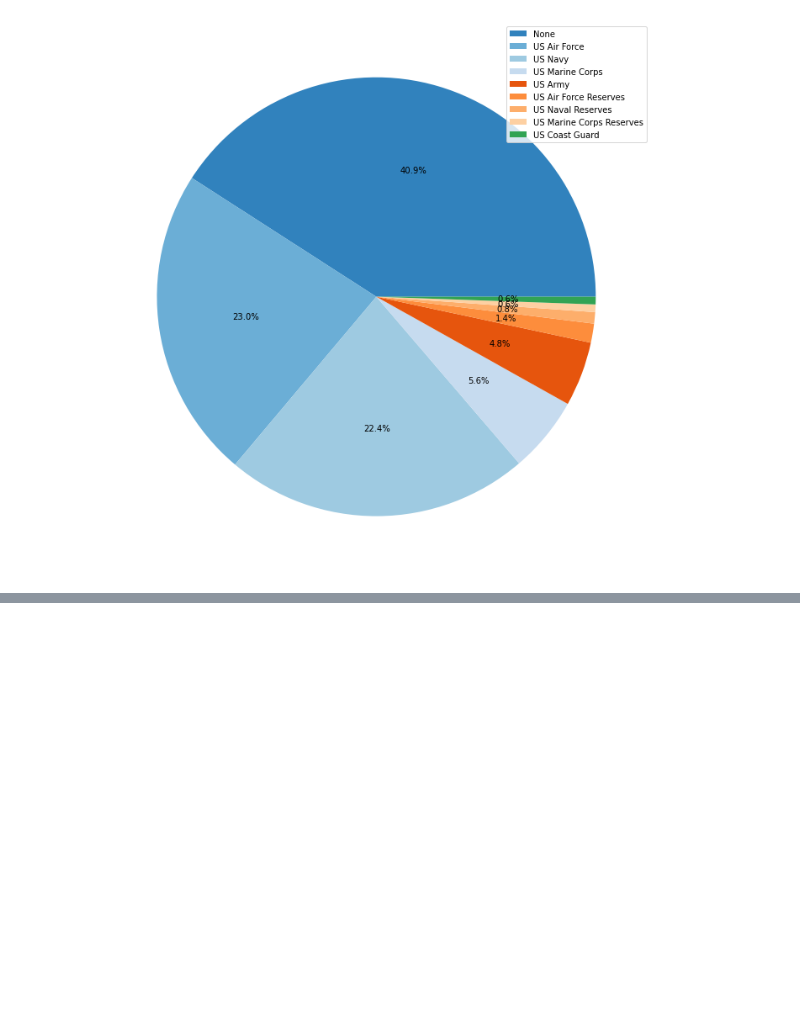
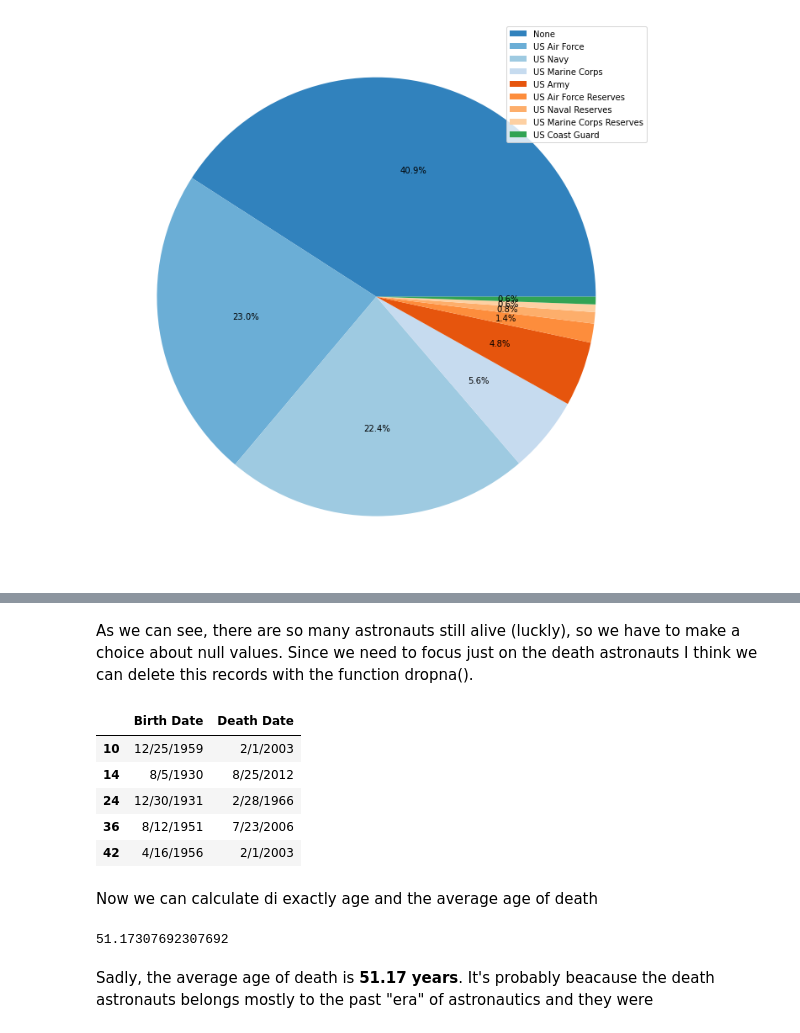
Before and after one commit to francescodisalvo05/NASAstronauts, a Jupyter notebook: NASAstronauts.ipynb, the cells around one changed output, grey strips where cells are left out. Cells and saved outputs as stored; diff of their text form; code cells hidden in the pictures; blank space fills up the shorter version.

```diff
--- a/NASAstronauts.ipynb
+++ b/NASAstronauts.ipynb
@@ -172,0 +234,25 @@ plt.legend(df_military.index, loc="upper right")
+# %% [markdown]
+As we can see, there are so many astronauts still alive (luckly), so we have to make a choice about null values. Since we need to focus just on the death astronauts I think we can delete this records with the function dropna().
+# %%
+df_agedeath = df_agedeath.dropna()
+df_agedeath.head(5)
+# %% [output]
+|  | Birth Date | Death Date |
+| 10 | 12/25/1959 | 2/1/2003 |
+| 14 | 8/5/1930 | 8/25/2012 |
+| 24 | 12/30/1931 | 2/28/1966 |
+| 36 | 8/12/1951 | 7/23/2006 |
+| 42 | 4/16/1956 | 2/1/2003 |
+# %% [markdown]
+Now we can calculate di exactly age and the average age of death
+# %%
+df_agedeath['Age of death'] = df_agedeath.apply(
+                                            lambda x: relativedelta(
+                                                        datetime.strptime(x["Death Date"], '%m/%d/%Y'),
+                                                        datetime.strptime(x["Birth Date"], '%m/%d/%Y')
+                                ).years, axis=1)
+df_agedeath['Age of death'].mean()
+# %% [output]
+51.17307692307692
+# %% [markdown]
+Sadly, the average age of death is **51.17 years**. It's probably beacause the death astronauts belongs mostly to the past "era" of astronautics and they were
```
Also changed, not shown: parts of 11 cells of this notebook.
